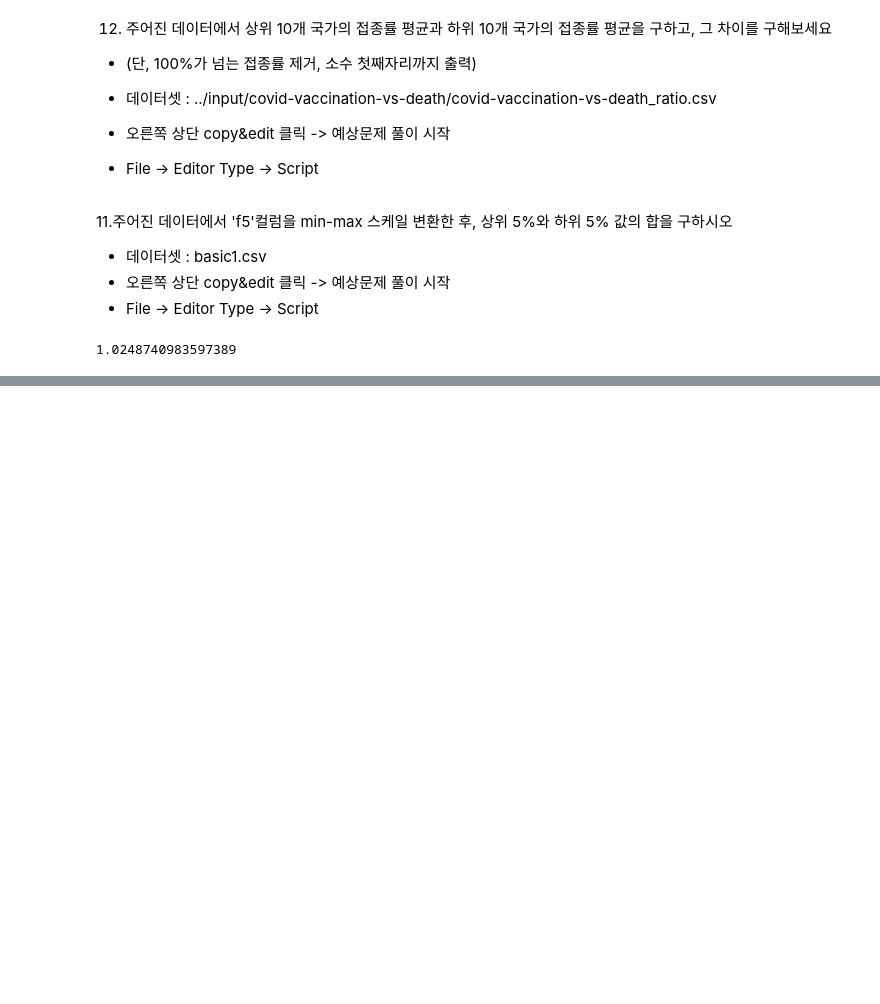
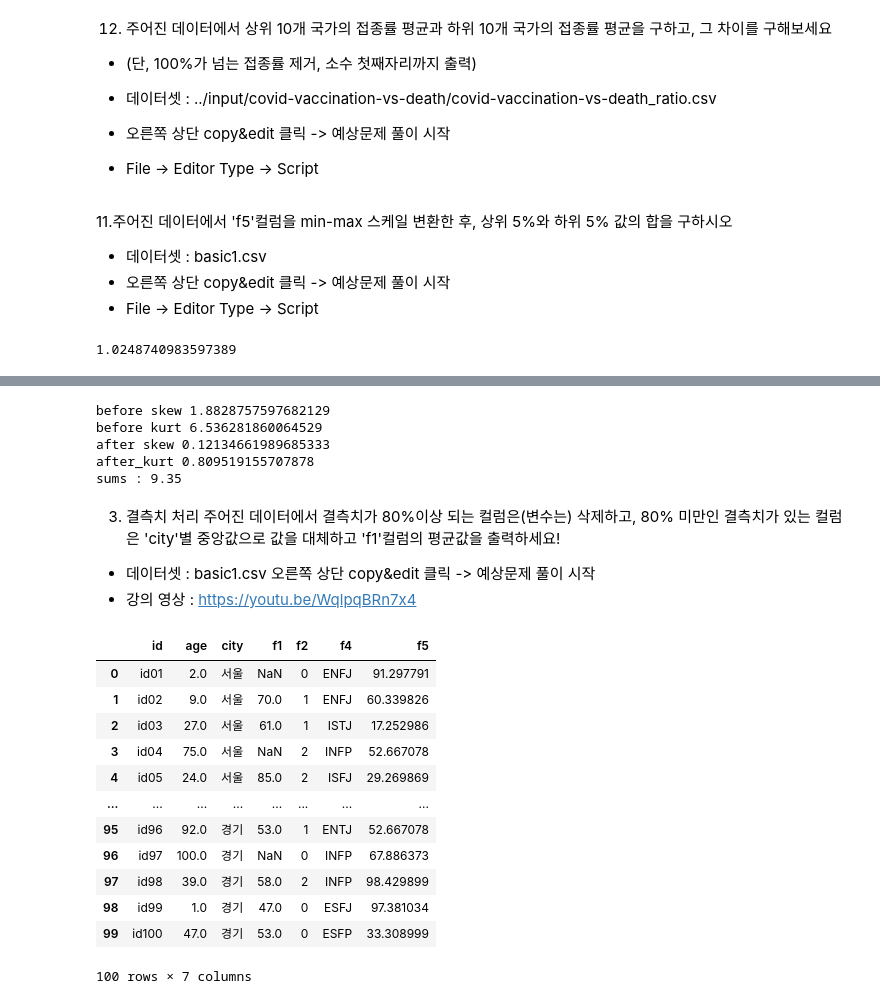
Before and after one commit to 0001010/BDAE_Certificate, a Jupyter notebook: Kaggle_practice/유형1/T1시리즈.ipynb, the cells around one changed output, grey strips where cells are left out. Cells and saved outputs as stored; diff of their text form; code cells hidden in the pictures; blank space fills up the shorter version.

```diff
--- a/Kaggle_practice/유형1/T1시리즈.ipynb
+++ b/Kaggle_practice/유형1/T1시리즈.ipynb
@@ -344,0 +434,52 @@ print(df['f5'].quantile(0.95) + df['f5'].quantile(0.05))
+# %%
+import pandas as pd
+import numpy as np
+
+data = pd.read_csv('./house-prices-advanced-regression-techniques/train.csv')
+skews = data['SalePrice'].skew()
+kurts = data['SalePrice'].kurt()
+
+print('before skew', skews)
+print('before kurt', kurts)
+
+log_sc_sale_price = np.log1p(data['SalePrice'])
+skwes_after = log_sc_sale_price.skew()
+kurts_after = log_sc_sale_price.kurt()
+
+print('after skew', skwes_after)
+print('after_kurt', kurts_after)
+
+print('sums :', round(skews+kurts+skwes_after+kurts_after,2))
+# %% [output]
+before skew 1.8828757597682129
+before kurt 6.536281860064529
+after skew 0.12134661989685333
+after_kurt 0.809519155707878
+sums : 9.35
+# %% [markdown]
+3. 결측치 처리 주어진 데이터에서 결측치가 80%이상 되는 컬럼은(변수는) 삭제하고, 80% 미만인 결측치가 있는 컬럼은 'city'별 중앙값으로 값을 대체하고 'f1'컬럼의 평균값을 출력하세요!
+- 데이터셋 : basic1.csv 오른쪽 상단 copy&edit 클릭 -> 예상문제 풀이 시작
+- 강의 영상 : https://youtu.be/WqlpqBRn7x4
+# %%
+import pandas as pd
+
+data = pd.read_csv('./basic1.csv')
+data.isnull().sum()/len(data)>=0.8
+del data['f3']
+
+data_new = data.groupby(['city']).median().reset_index()
+data
+# %% [output]
+|  | id | age | city | f1 | f2 | f4 | f5 |
+| 0 | id01 | 2.0 | 서울 | NaN | 0 | ENFJ | 91.297791 |
+| 1 | id02 | 9.0 | 서울 | 70.0 | 1 | ENFJ | 60.339826 |
+| 2 | id03 | 27.0 | 서울 | 61.0 | 1 | ISTJ | 17.252986 |
+| 3 | id04 | 75.0 | 서울 | NaN | 2 | INFP | 52.667078 |
+| 4 | id05 | 24.0 | 서울 | 85.0 | 2 | ISFJ | 29.269869 |
+| ... | ... | ... | ... | ... | ... | ... | ... |
+| 95 | id96 | 92.0 | 경기 | 53.0 | 1 | ENTJ | 52.667078 |
+| 96 | id97 | 100.0 | 경기 | NaN | 0 | INFP | 67.886373 |
+| 97 | id98 | 39.0 | 경기 | 58.0 | 2 | INFP | 98.429899 |
+| 98 | id99 | 1.0 | 경기 | 47.0 | 0 | ESFJ | 97.381034 |
+| 99 | id100 | 47.0 | 경기 | 53.0 | 0 | ESFP | 33.308999 |
+100 rows × 7 columns
```
Also changed, not shown: parts of 13 cells of this notebook.
